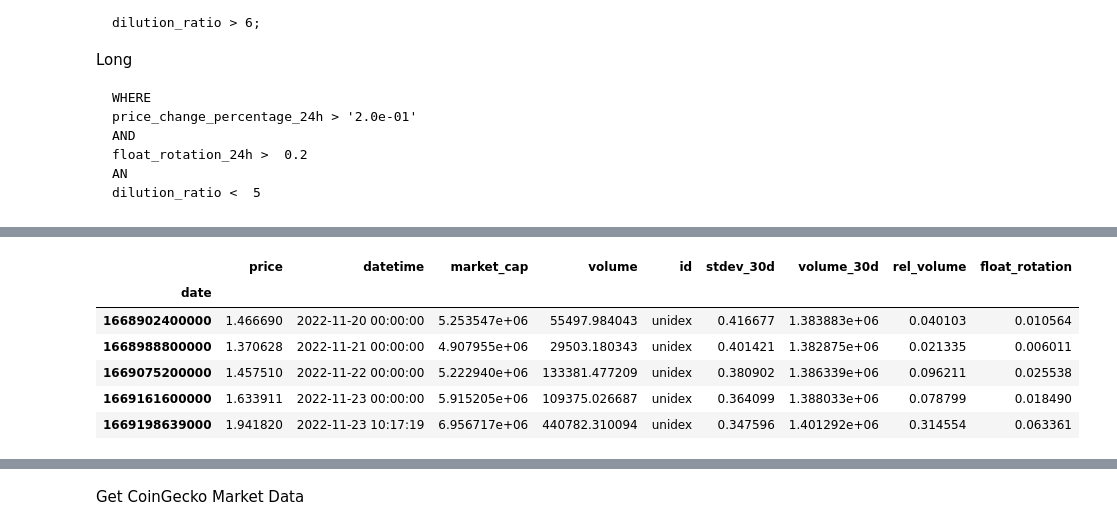
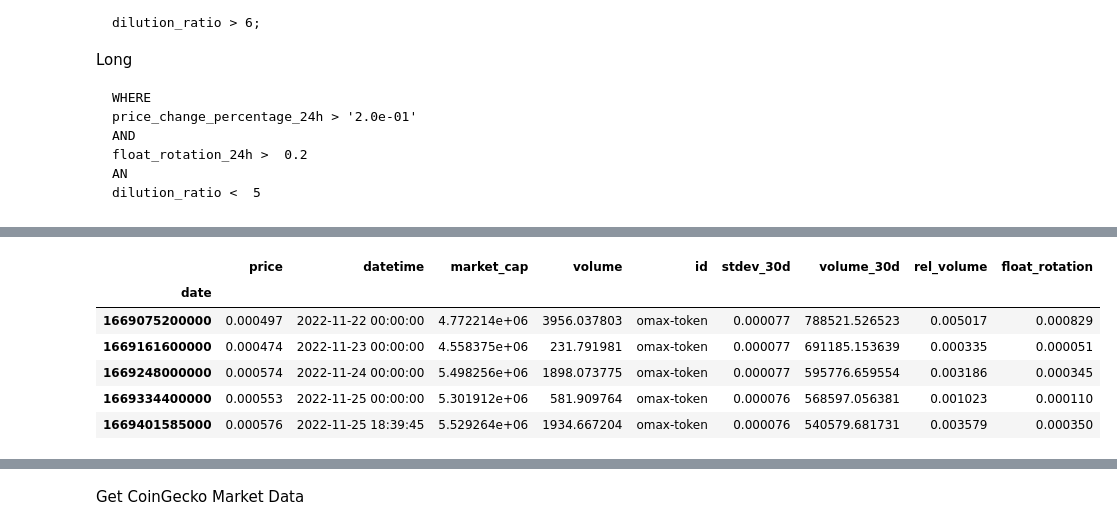
Before and after one commit to custom-hyper/Analytics, a Jupyter notebook: Screener_–_Basic.ipynb, the cells around one changed output, grey strips where cells are left out. Cells and saved outputs as stored; diff of their text form; code cells hidden in the pictures.

````diff
--- a/Screener_–_Basic.ipynb
+++ b/Screener_–_Basic.ipynb
@@ -126,7 +118,7 @@ cg = CoinGeckoAPI()
 try:
 
   start =  1
-  ends = 160
+  ends = 16
 
   for i in tqdm(range(start,ends)):
 
@@ -359,36 +368,26 @@ AN
 dilution_ratio <  5
 ```
 # %%
-
 #@title OHLC { display-mode: "code" }
 
 
 proprietary_master_id  = "proprietary_screener"
 
-
-main = pd.read_sql("""
+base = pd.read_sql("""
 
 SELECT
-
 id,
 market_cap,
-circulating_cap,
-total_cap,
-max_cap,
-dilution_ratio,
-price_change_percentage_24h,
-float_rotation_24h
+price_change_percentage_24h
 
 FROM {}
 
 WHERE
 market_cap > 5000000
 AND
-price_change_percentage_24h > '2.0e-01'
-AND
-dilution_ratio <  5
+price_change_percentage_24h > '1.0e-01'
 ;
 """.format(proprietary_master_id), conn_SQLite)
 
-main.info()
+base.info()
 # %% [output]
@@ -411,13 +412,13 @@ memory usage: 576.0+ bytes
 from talib.abstract import *
 
 cg = CoinGeckoAPI()
-CoinGecko_id = main['id']
+CoinGecko_id = base['id']
 frames = []
 
 try:
 
-  start = 1
-  ends = 200
+  start = 0
+  ends = len(CoinGecko_id)
 
   for i in tqdm(CoinGecko_id[start:ends]):
 
@@ -578,13 +595,13 @@ import pandas as pd
 import numpy as np
 
 cg = CoinGeckoAPI()
-CoinGecko_id = main['id']
+CoinGecko_id = base['id']
 frames = []
 
 
 try:
-  start = 1
-  ends = 200
+  start = 0
+  ends = len(CoinGecko_id)
   for i in tqdm(CoinGecko_id[start:ends]):
 
     a = cg.get_coin_market_chart_by_id(id=i, vs_currency='usd', days = 'max')
@@ -596,38 +613,38 @@ try:
 
     c = a['market_caps']
     df2 = pd.DataFrame(c, columns = ['date','market_cap'])
     df2.set_index("date", inplace = True)
 
     d = a['total_volumes']
     df3 = pd.DataFrame(d, columns = ['date','volume'])
     df3.set_index("date", inplace = True)
 
     result = pd.concat([df1, df2,df3], ignore_index=False,axis=1)
 
     result['id'] = i
     result['stdev_30d'] = result['price'].rolling(30).std()
     result['volume_30d'] = result['volume'].rolling(30).mean()
     result['rel_volume'] = result['volume'] / result['volume_30d']
     result['float_rotation'] = result['volume'] / result['market_cap']
 
 
     frames.append(result)
     time.sleep(60/50)
 except ConnectionError:
     time.sleep(60)
 single = pd.concat(frames) #Careful, this line must be outside of the for loop
 
 
 
 single.tail()
 # %% [output]
 |  | price | datetime | market_cap | volume | id | stdev_30d | volume_30d | rel_volume | float_rotation |
 | date |  |  |  |  |  |  |  |  |  |
-| 1668902400000 | 1.466690 | 2022-11-20 00:00:00 | 5.253547e+06 | 55497.984043 | unidex | 0.416677 | 1.383883e+06 | 0.040103 | 0.010564 |
-| 1668988800000 | 1.370628 | 2022-11-21 00:00:00 | 4.907955e+06 | 29503.180343 | unidex | 0.401421 | 1.382875e+06 | 0.021335 | 0.006011 |
-| 1669075200000 | 1.457510 | 2022-11-22 00:00:00 | 5.222940e+06 | 133381.477209 | unidex | 0.380902 | 1.386339e+06 | 0.096211 | 0.025538 |
-| 1669161600000 | 1.633911 | 2022-11-23 00:00:00 | 5.915205e+06 | 109375.026687 | unidex | 0.364099 | 1.388033e+06 | 0.078799 | 0.018490 |
-| 1669198639000 | 1.941820 | 2022-11-23 10:17:19 | 6.956717e+06 | 440782.310094 | unidex | 0.347596 | 1.401292e+06 | 0.314554 | 0.063361 |
+| 1669075200000 | 0.000497 | 2022-11-22 00:00:00 | 4.772214e+06 | 3956.037803 | omax-token | 0.000077 | 788521.526523 | 0.005017 | 0.000829 |
+| 1669161600000 | 0.000474 | 2022-11-23 00:00:00 | 4.558375e+06 | 231.791981 | omax-token | 0.000077 | 691185.153639 | 0.000335 | 0.000051 |
+| 1669248000000 | 0.000574 | 2022-11-24 00:00:00 | 5.498256e+06 | 1898.073775 | omax-token | 0.000077 | 595776.659554 | 0.003186 | 0.000345 |
+| 1669334400000 | 0.000553 | 2022-11-25 00:00:00 | 5.301912e+06 | 581.909764 | omax-token | 0.000076 | 568597.056381 | 0.001023 | 0.000110 |
+| 1669401585000 | 0.000576 | 2022-11-25 18:39:45 | 5.529264e+06 | 1934.667204 | omax-token | 0.000076 | 540579.681731 | 0.003579 | 0.000350 |
 # %%
 from numpy.lib.twodim_base import histogram2d
 
````
Also changed, not shown: parts of 20 cells of this notebook.
